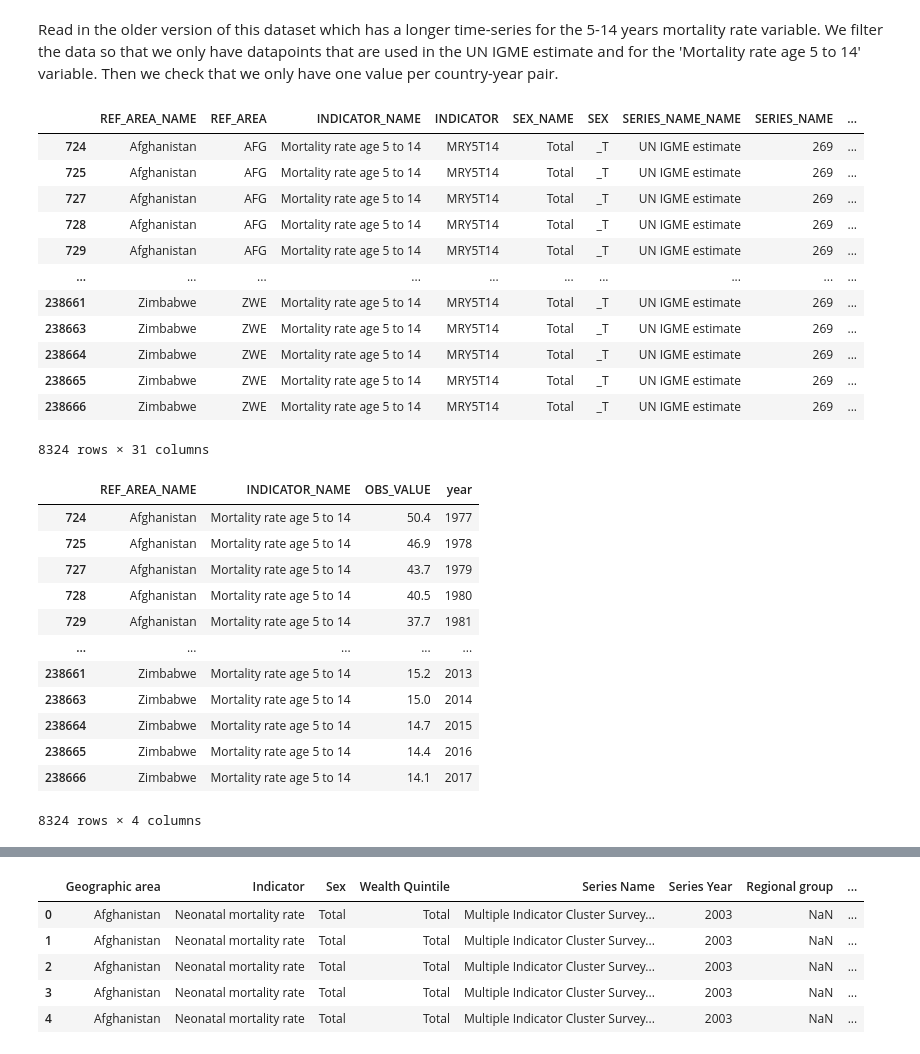
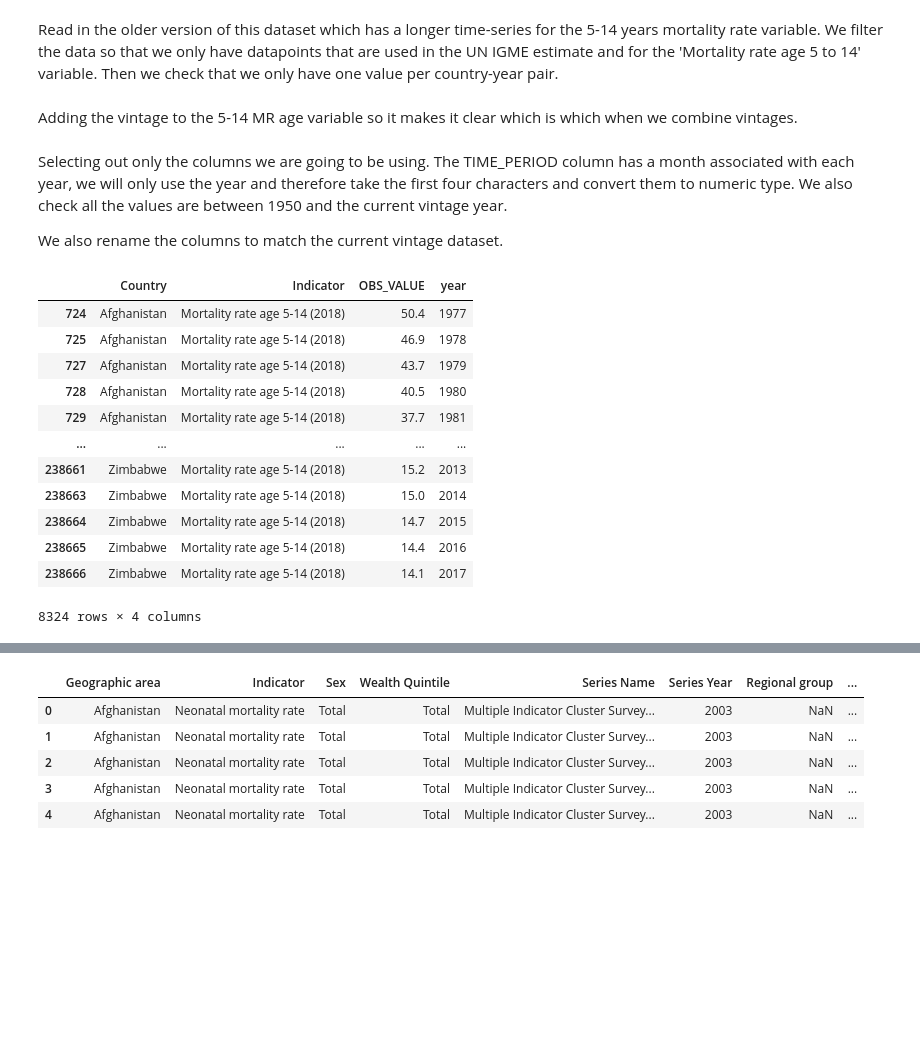
Before and after one commit to owid/notebooks, a Jupyter notebook: FionaSpooner/un_igme_youth_mortality/un_igme_youth_mortality.ipynb, the cells around one changed output, grey strips where cells are left out. Cells and saved outputs as stored; diff of their text form; code cells hidden in the pictures; blank space fills up the shorter version.

Commit message:
refactor(un_igme): adding more narrative to the notebook and including the input files as zips

```diff
--- a/FionaSpooner/un_igme_youth_mortality/un_igme_youth_mortality.ipynb
+++ b/FionaSpooner/un_igme_youth_mortality/un_igme_youth_mortality.ipynb
@@ -5,44 +26,40 @@ Read in 2021 version of the data directly from UN IGME's website.
 # %%
 df = pd.read_csv('https://childmortality.org/wp-content/uploads/2021/09/UNIGME-2021.csv')
-df.to_csv('data/input/un_igme_youth_mortality_input_data.csv', index = False)
+df.to_csv('data/input/un_igme_youth_mortality_input_data.csv.zip', index = False, compression='gzip')
+year = 2021
 # %% [markdown]
 Read in the older version of this dataset which has a longer time-series for the 5-14 years mortality rate variable. We filter the data so that we only have datapoints that are used in the UN IGME estimate and for the 'Mortality rate age 5 to 14' variable. Then we check that we only have one value per country-year pair.
 # %%
-old_df = pd.read_csv('data/input/Child Mortality Estimation.csv')
+zip_file = ZipFile('data/input/Child Mortality Estimation.csv.zip')
+old_df = pd.read_csv(zip_file.open('Child Mortality Estimation.csv'))
 old_df = old_df[(old_df['SERIES_NAME_NAME'] == 'UN IGME estimate') & (old_df['INDICATOR_NAME'] == 'Mortality rate age 5 to 14')]
 assert old_df[['REF_AREA_NAME', 'TIME_PERIOD']].duplicated().sum() == 0
-# %%
-old_df
-# %% [output]
-|  | REF_AREA_NAME | REF_AREA | INDICATOR_NAME | INDICATOR | SEX_NAME | SEX | SERIES_NAME_NAME | SERIES_NAME | ... |
-| 724 | Afghanistan | AFG | Mortality rate age 5 to 14 | MRY5T14 | Total | _T | UN IGME estimate | 269 | ... |
-| 725 | Afghanistan | AFG | Mortality rate age 5 to 14 | MRY5T14 | Total | _T | UN IGME estimate | 269 | ... |
-| 727 | Afghanistan | AFG | Mortality rate age 5 to 14 | MRY5T14 | Total | _T | UN IGME estimate | 269 | ... |
-| 728 | Afghanistan | AFG | Mortality rate age 5 to 14 | MRY5T14 | Total | _T | UN IGME estimate | 269 | ... |
-| 729 | Afghanistan | AFG | Mortality rate age 5 to 14 | MRY5T14 | Total | _T | UN IGME estimate | 269 | ... |
-| ... | ... | ... | ... | ... | ... | ... | ... | ... | ... |
-| 238661 | Zimbabwe | ZWE | Mortality rate age 5 to 14 | MRY5T14 | Total | _T | UN IGME estimate | 269 | ... |
-| 238663 | Zimbabwe | ZWE | Mortality rate age 5 to 14 | MRY5T14 | Total | _T | UN IGME estimate | 269 | ... |
-| 238664 | Zimbabwe | ZWE | Mortality rate age 5 to 14 | MRY5T14 | Total | _T | UN IGME estimate | 269 | ... |
-| 238665 | Zimbabwe | ZWE | Mortality rate age 5 to 14 | MRY5T14 | Total | _T | UN IGME estimate | 269 | ... |
-| 238666 | Zimbabwe | ZWE | Mortality rate age 5 to 14 | MRY5T14 | Total | _T | UN IGME estimate | 269 | ... |
-8324 rows × 31 columns
+# %% [markdown]
+Adding the vintage to the 5-14 MR age variable so it makes it clear which is which when we combine vintages.
+# %%
+old_df.replace({'INDICATOR_NAME': {'Mortality rate age 5 to 14': 'Mortality rate age 5-14 (2018)'}}, inplace=True)
+# %% [markdown]
+Selecting out only the columns we are going to be using. The TIME_PERIOD column has a month associated with each year, we will only use the year and therefore take the first four characters and convert them to numeric type. We also check all the values are between 1950 and the current vintage year.
+
+We also rename the columns to match the current vintage dataset.
 # %%
 old_df = old_df[['REF_AREA_NAME', 'INDICATOR_NAME', 'TIME_PERIOD', 'OBS_VALUE']]
 old_df['year'] = old_df['TIME_PERIOD'].str[:4].astype(int)
+assert all((old_df['year'] >= 1950) & (old_df['year'] <= year))
 old_df.drop(columns = ['TIME_PERIOD'], inplace = True)
+old_df.columns = ['Country', 'Indicator', 'OBS_VALUE','year']
 old_df
 # %% [output]
-|  | REF_AREA_NAME | INDICATOR_NAME | OBS_VALUE | year |
-| 724 | Afghanistan | Mortality rate age 5 to 14 | 50.4 | 1977 |
-| 725 | Afghanistan | Mortality rate age 5 to 14 | 46.9 | 1978 |
-| 727 | Afghanistan | Mortality rate age 5 to 14 | 43.7 | 1979 |
-| 728 | Afghanistan | Mortality rate age 5 to 14 | 40.5 | 1980 |
-| 729 | Afghanistan | Mortality rate age 5 to 14 | 37.7 | 1981 |
+|  | Country | Indicator | OBS_VALUE | year |
+| 724 | Afghanistan | Mortality rate age 5-14 (2018) | 50.4 | 1977 |
+| 725 | Afghanistan | Mortality rate age 5-14 (2018) | 46.9 | 1978 |
+| 727 | Afghanistan | Mortality rate age 5-14 (2018) | 43.7 | 1979 |
+| 728 | Afghanistan | Mortality rate age 5-14 (2018) | 40.5 | 1980 |
+| 729 | Afghanistan | Mortality rate age 5-14 (2018) | 37.7 | 1981 |
 | ... | ... | ... | ... | ... |
-| 238661 | Zimbabwe | Mortality rate age 5 to 14 | 15.2 | 2013 |
-| 238663 | Zimbabwe | Mortality rate age 5 to 14 | 15.0 | 2014 |
-| 238664 | Zimbabwe | Mortality rate age 5 to 14 | 14.7 | 2015 |
-| 238665 | Zimbabwe | Mortality rate age 5 to 14 | 14.4 | 2016 |
-| 238666 | Zimbabwe | Mortality rate age 5 to 14 | 14.1 | 2017 |
+| 238661 | Zimbabwe | Mortality rate age 5-14 (2018) | 15.2 | 2013 |
+| 238663 | Zimbabwe | Mortality rate age 5-14 (2018) | 15.0 | 2014 |
+| 238664 | Zimbabwe | Mortality rate age 5-14 (2018) | 14.7 | 2015 |
+| 238665 | Zimbabwe | Mortality rate age 5-14 (2018) | 14.4 | 2016 |
+| 238666 | Zimbabwe | Mortality rate age 5-14 (2018) | 14.1 | 2017 |
 8324 rows × 4 columns
```
Also changed, not shown: parts of 40 cells of this notebook, 5 other files.
